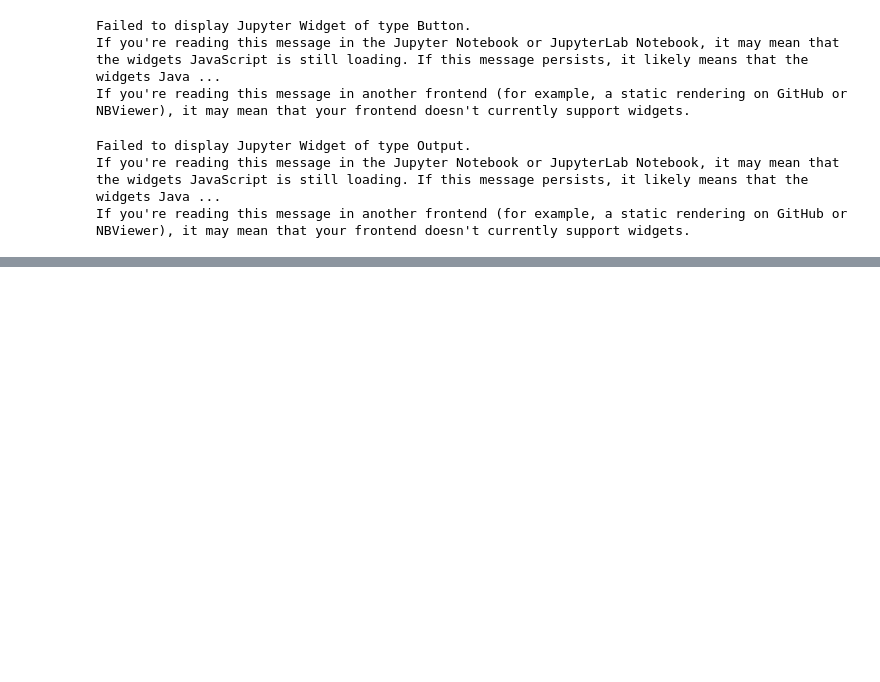
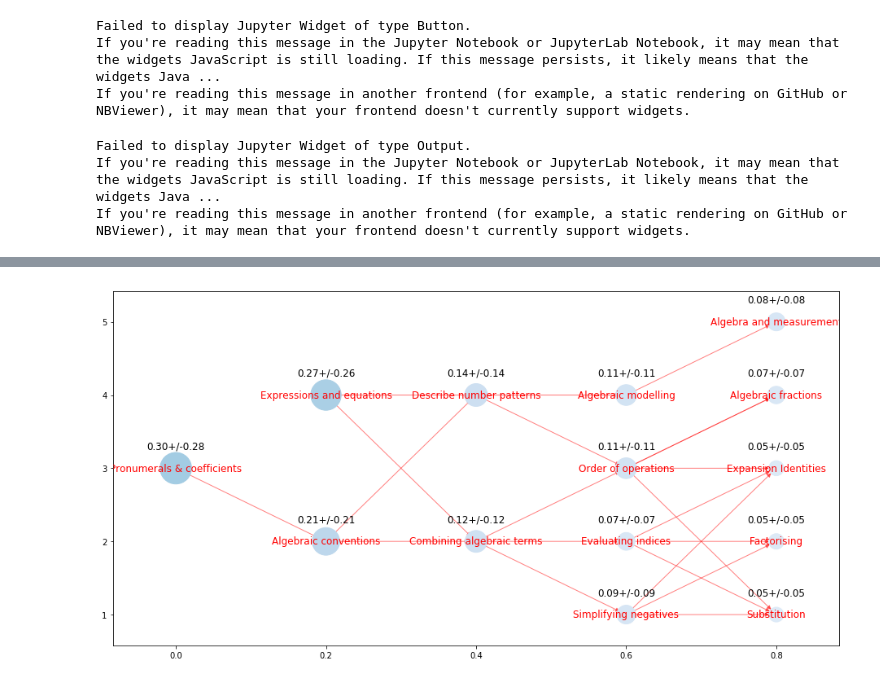
Before and after one commit to principalbundle/diagnostic_test, a Jupyter notebook: diagnostic_test.ipynb, the cells around one changed output, grey strips where cells are left out. Drawn from its saved outputs; the diff is of its cells as text; code cells hidden in the pictures; blank space fills up the shorter version.

```diff
--- a/diagnostic_test.ipynb
+++ b/diagnostic_test.ipynb
@@ -270,0 +240,8 @@ graph.draw_network(pos=pos)
+# %%
+graph.reset_nk(n_prior=0)
+for key in item_set:
+    items[key].wrong()
+    graph.single_update(items[key])
+graph.draw_network(pos=pos)
+# %% [output]
+[figure, added]
```
Also changed, not shown: parts of 8 cells of this notebook.
